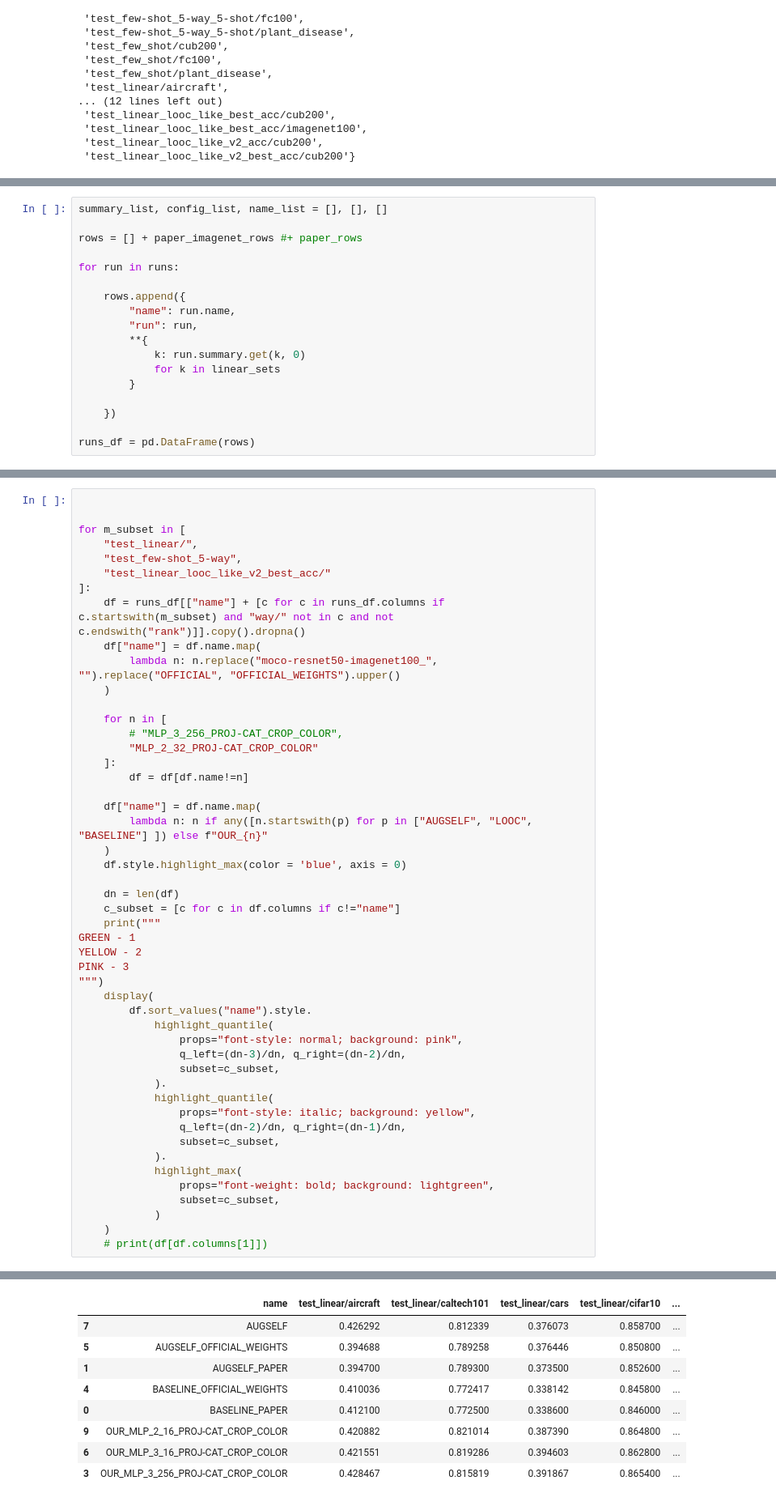
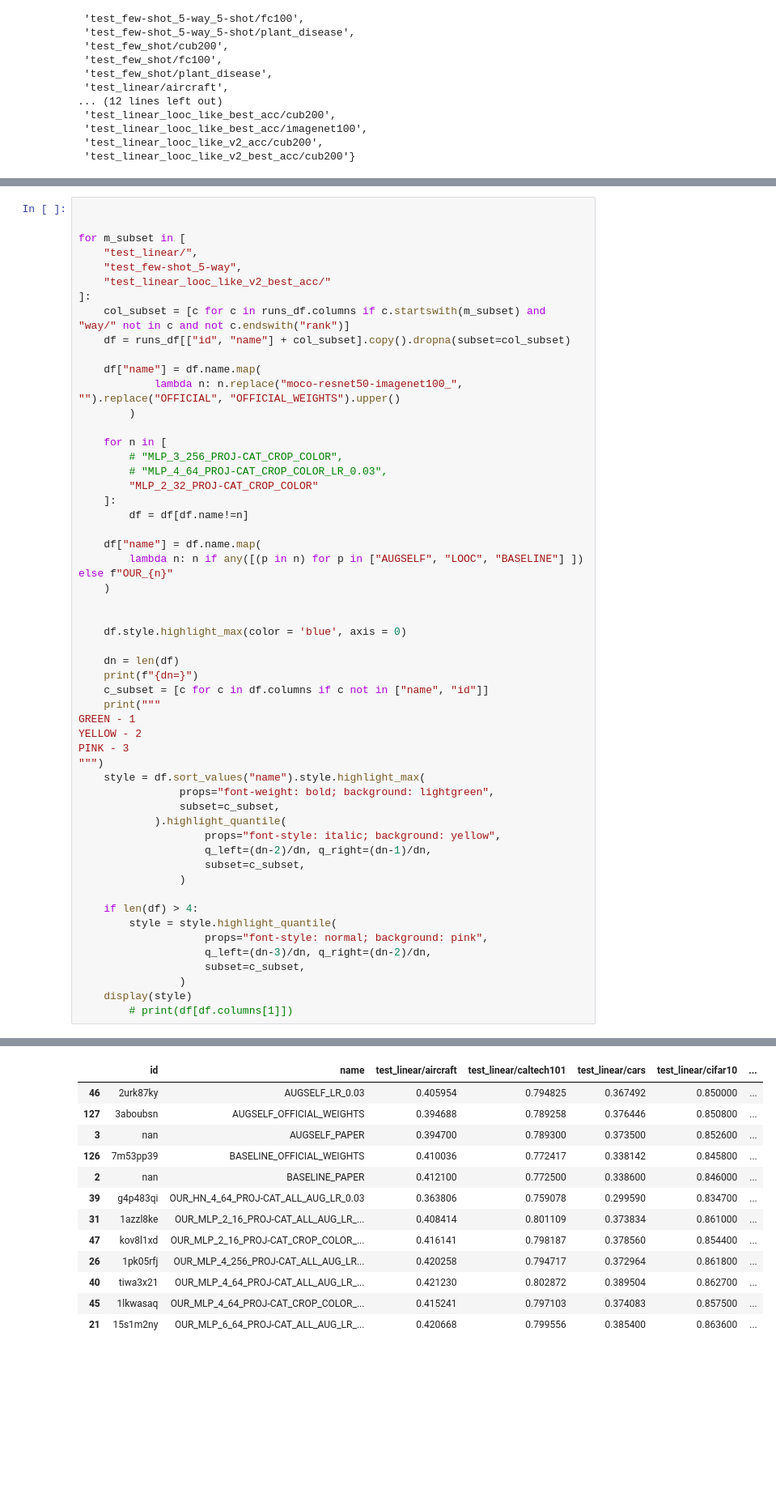
Before and after one commit to mprzewie/AugSelf, a Jupyter notebook: gather_linear_metrics.ipynb, the cells around one changed output, grey strips where cells are left out. Shown: that part at 81% size. Cells and saved outputs as stored; diff of their text form; blank space fills up the shorter version.

```diff
--- a/gather_linear_metrics.ipynb
+++ b/gather_linear_metrics.ipynb
@@ -155,21 +211,3 @@ paper_imagenet_rows = [
     }
 
 ]
-# %%
-summary_list, config_list, name_list = [], [], []
-
-rows = [] + paper_imagenet_rows #+ paper_rows
-
-for run in runs:
-
-    rows.append({
-        "name": run.name,
-        "run": run,
-        **{
-            k: run.summary.get(k, 0)
-            for k in linear_sets
-        }
-
-    })
-
-runs_df = pd.DataFrame(rows)
@@ -198,45 +290,50 @@ for m_subset in [
     "test_few-shot_5-way",
     "test_linear_looc_like_v2_best_acc/"
 ]:
-    df = runs_df[["name"] + [c for c in runs_df.columns if c.startswith(m_subset) and "way/" not in c and not c.endswith("rank")]].copy().dropna()
+    col_subset = [c for c in runs_df.columns if c.startswith(m_subset) and "way/" not in c and not c.endswith("rank")]
+    df = runs_df[["id", "name"] + col_subset].copy().dropna(subset=col_subset)
+
     df["name"] = df.name.map(
-        lambda n: n.replace("moco-resnet50-imagenet100_", "").replace("OFFICIAL", "OFFICIAL_WEIGHTS").upper()
-    )
+            lambda n: n.replace("moco-resnet50-imagenet100_", "").replace("OFFICIAL", "OFFICIAL_WEIGHTS").upper()
+        )
 
     for n in [
         # "MLP_3_256_PROJ-CAT_CROP_COLOR",
+        # "MLP_4_64_PROJ-CAT_CROP_COLOR_LR_0.03",
         "MLP_2_32_PROJ-CAT_CROP_COLOR"
     ]:
         df = df[df.name!=n]
 
     df["name"] = df.name.map(
-        lambda n: n if any([n.startswith(p) for p in ["AUGSELF", "LOOC", "BASELINE"] ]) else f"OUR_{n}"
+        lambda n: n if any([(p in n) for p in ["AUGSELF", "LOOC", "BASELINE"] ]) else f"OUR_{n}"
     )
+
+
     df.style.highlight_max(color = 'blue', axis = 0)
 
     dn = len(df)
-    c_subset = [c for c in df.columns if c!="name"]
+    print(f"{dn=}")
+    c_subset = [c for c in df.columns if c not in ["name", "id"]]
     print("""
 GREEN - 1
 YELLOW - 2
 PINK - 3
 """)
-    display(
-        df.sort_values("name").style.
-            highlight_quantile(
-                props="font-style: normal; background: pink",
-                q_left=(dn-3)/dn, q_right=(dn-2)/dn,
-                subset=c_subset,
-            ).
-            highlight_quantile(
-                props="font-style: italic; background: yellow",
-                q_left=(dn-2)/dn, q_right=(dn-1)/dn,
-                subset=c_subset,
-            ).
-            highlight_max(
+    style = df.sort_values("name").style.highlight_max(
                 props="font-weight: bold; background: lightgreen",
                 subset=c_subset,
-            )
-    )
-    # print(df[df.columns[1]])
+            ).highlight_quantile(
+                    props="font-style: italic; background: yellow",
+                    q_left=(dn-2)/dn, q_right=(dn-1)/dn,
+                    subset=c_subset,
+                )
+
+    if len(df) > 4:
+        style = style.highlight_quantile(
+                    props="font-style: normal; background: pink",
+                    q_left=(dn-3)/dn, q_right=(dn-2)/dn,
+                    subset=c_subset,
+                )
+    display(style)
+        # print(df[df.columns[1]])
 # %% [output]
@@ -243,12 +342,16 @@ PINK - 3
 GREEN - 1
 YELLOW - 2
 PINK - 3
-|  | name | test_linear/aircraft | test_linear/caltech101 | test_linear/cars | test_linear/cifar10 | ... |
-| 7 | AUGSELF | 0.426292 | 0.812339 | 0.376073 | 0.858700 | ... |
-| 5 | AUGSELF_OFFICIAL_WEIGHTS | 0.394688 | 0.789258 | 0.376446 | 0.850800 | ... |
-| 1 | AUGSELF_PAPER | 0.394700 | 0.789300 | 0.373500 | 0.852600 | ... |
-| 4 | BASELINE_OFFICIAL_WEIGHTS | 0.410036 | 0.772417 | 0.338142 | 0.845800 | ... |
-| 0 | BASELINE_PAPER | 0.412100 | 0.772500 | 0.338600 | 0.846000 | ... |
-| 9 | OUR_MLP_2_16_PROJ-CAT_CROP_COLOR | 0.420882 | 0.821014 | 0.387390 | 0.864800 | ... |
-| 6 | OUR_MLP_3_16_PROJ-CAT_CROP_COLOR | 0.421551 | 0.819286 | 0.394603 | 0.862800 | ... |
-| 3 | OUR_MLP_3_256_PROJ-CAT_CROP_COLOR | 0.428467 | 0.815819 | 0.391867 | 0.865400 | ... |
+|  | id | name | test_linear/aircraft | test_linear/caltech101 | test_linear/cars | test_linear/cifar10 | ... |
+| 46 | 2urk87ky | AUGSELF_LR_0.03 | 0.405954 | 0.794825 | 0.367492 | 0.850000 | ... |
+| 127 | 3aboubsn | AUGSELF_OFFICIAL_WEIGHTS | 0.394688 | 0.789258 | 0.376446 | 0.850800 | ... |
+| 3 | nan | AUGSELF_PAPER | 0.394700 | 0.789300 | 0.373500 | 0.852600 | ... |
+| 126 | 7m53pp39 | BASELINE_OFFICIAL_WEIGHTS | 0.410036 | 0.772417 | 0.338142 | 0.845800 | ... |
+| 2 | nan | BASELINE_PAPER | 0.412100 | 0.772500 | 0.338600 | 0.846000 | ... |
+| 39 | g4p483qi | OUR_HN_4_64_PROJ-CAT_ALL_AUG_LR_0.03 | 0.363806 | 0.759078 | 0.299590 | 0.834700 | ... |
+| 31 | 1azzl8ke | OUR_MLP_2_16_PROJ-CAT_ALL_AUG_LR_... | 0.408414 | 0.801109 | 0.373834 | 0.861000 | ... |
+| 47 | kov8l1xd | OUR_MLP_2_16_PROJ-CAT_CROP_COLOR_... | 0.416141 | 0.798187 | 0.378560 | 0.854400 | ... |
+| 26 | 1pk05rfj | OUR_MLP_4_256_PROJ-CAT_ALL_AUG_LR... | 0.420258 | 0.794717 | 0.372964 | 0.861800 | ... |
+| 40 | tiwa3x21 | OUR_MLP_4_64_PROJ-CAT_ALL_AUG_LR_... | 0.421230 | 0.802872 | 0.389504 | 0.862700 | ... |
+| 45 | 1lkwasaq | OUR_MLP_4_64_PROJ-CAT_CROP_COLOR_... | 0.415241 | 0.797103 | 0.374083 | 0.857500 | ... |
+| 21 | 15s1m2ny | OUR_MLP_6_64_PROJ-CAT_ALL_AUG_LR_... | 0.420668 | 0.799556 | 0.385400 | 0.863600 | ... |
```
Also changed, not shown: parts of 15 cells of this notebook.
